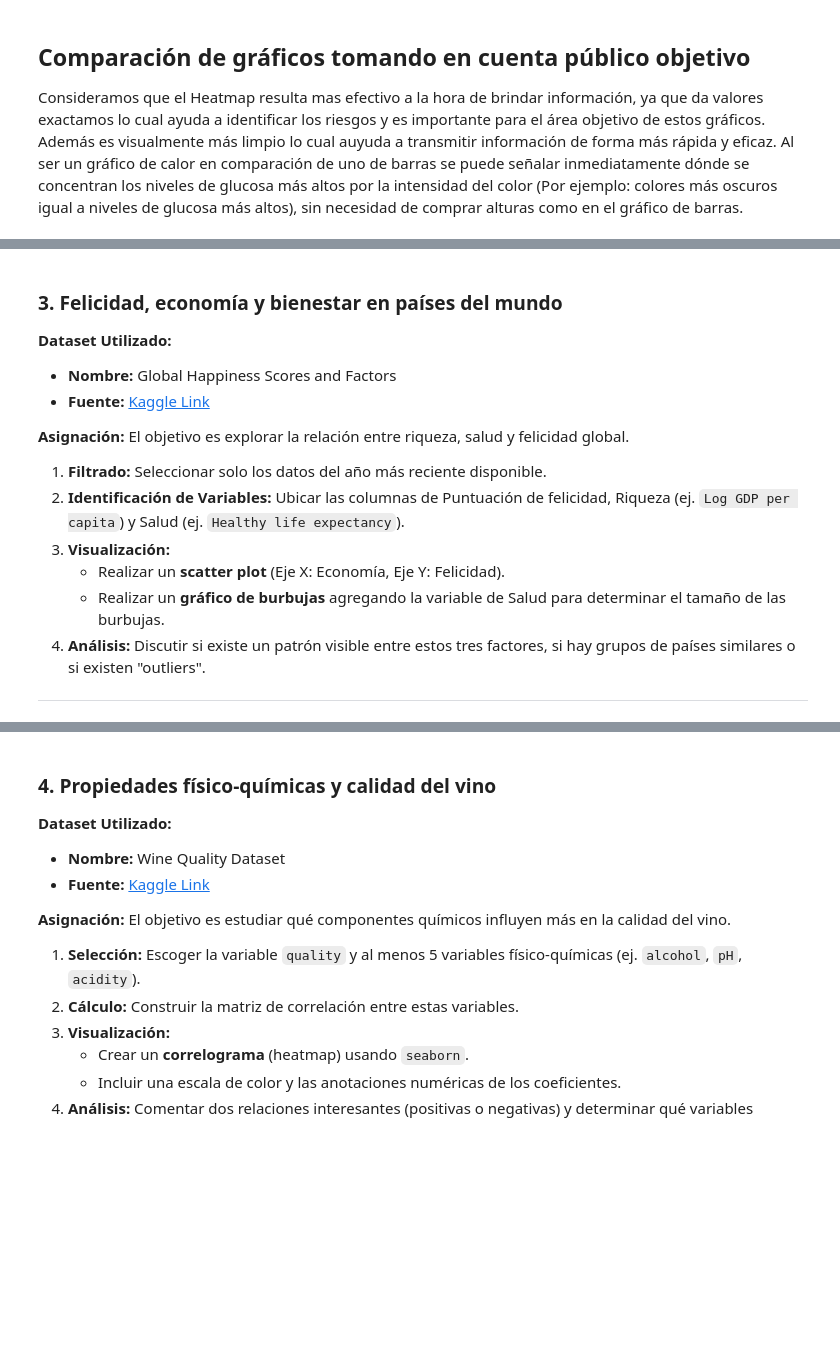
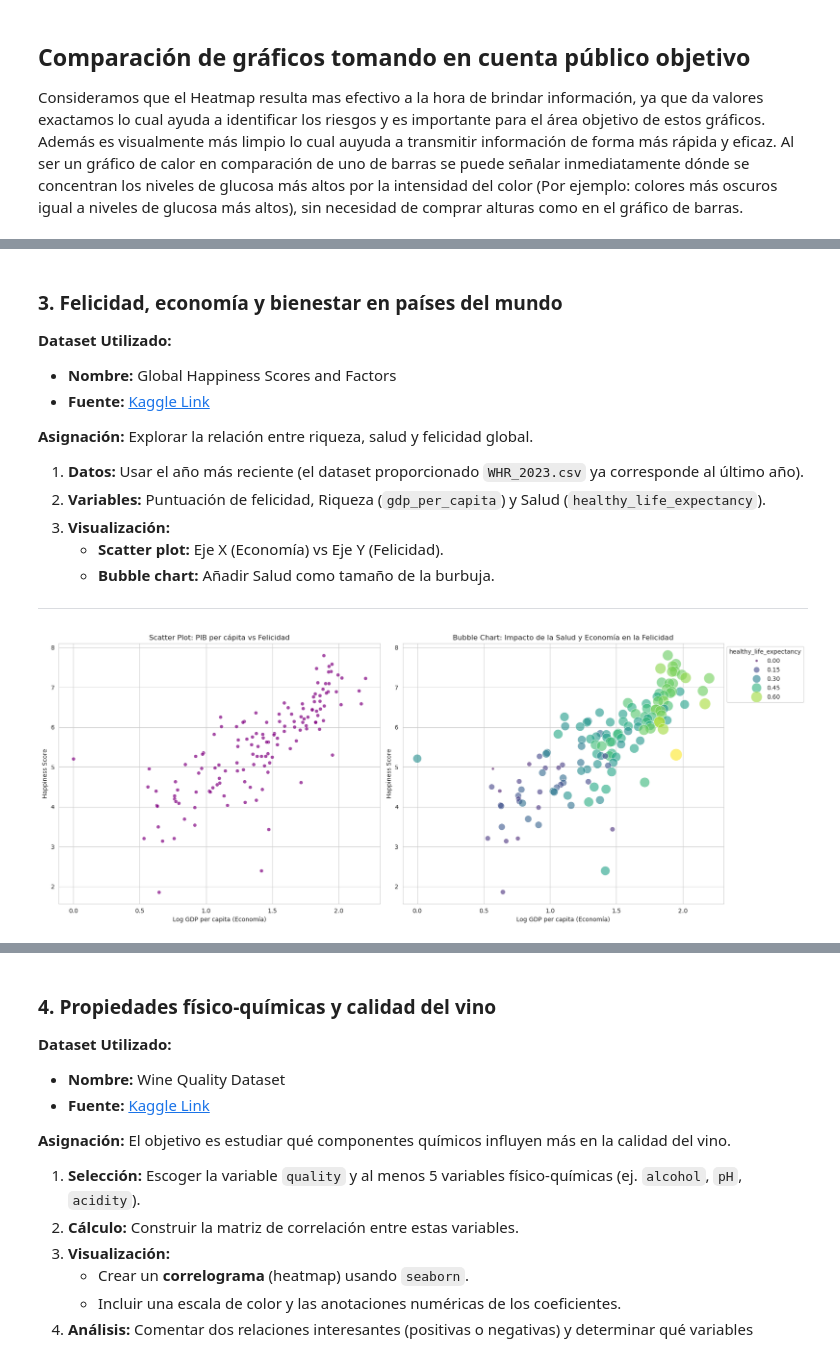
Before and after one commit to TZeik/icc321-2025-ie04, a Jupyter notebook: informe_investigacion_4.ipynb, the cells around one changed output, grey strips where cells are left out. Cells and saved outputs as stored; diff of their text form; code cells hidden in the pictures; blank space fills up the shorter version.

```diff
--- a/informe_investigacion_4.ipynb
+++ b/informe_investigacion_4.ipynb
@@ -226,12 +300,55 @@ El objetivo es distinguir el comportamiento de los usuarios que compran frente a
 * **Fuente:** [Kaggle Link](https://www.kaggle.com/datasets/sazidthe1/global-happiness-scores-and-factors)
 
 **Asignación:**
-El objetivo es explorar la relación entre riqueza, salud y felicidad global.
-1.  **Filtrado:** Seleccionar solo los datos del año más reciente disponible.
-2.  **Identificación de Variables:** Ubicar las columnas de Puntuación de felicidad, Riqueza (ej. `Log GDP per capita`) y Salud (ej. `Healthy life expectancy`).
+Explorar la relación entre riqueza, salud y felicidad global.
+1.  **Datos:** Usar el año más reciente (el dataset proporcionado `WHR_2023.csv` ya corresponde al último año).
+2.  **Variables:** Puntuación de felicidad, Riqueza (`gdp_per_capita`) y Salud (`healthy_life_expectancy`).
 3.  **Visualización:**
-    * Realizar un **scatter plot** (Eje X: Economía, Eje Y: Felicidad).
-    * Realizar un **gráfico de burbujas** agregando la variable de Salud para determinar el tamaño de las burbujas.
-4.  **Análisis:** Discutir si existe un patrón visible entre estos tres factores, si hay grupos de países similares o si existen "outliers".
+    * **Scatter plot:** Eje X (Economía) vs Eje Y (Felicidad).
+    * **Bubble chart:** Añadir Salud como tamaño de la burbuja.
 
 ---
+# %%
+# Carga del dataset
+df_whr = pd.read_csv('WHR_2023.csv')
+
+# Seleccionamos variables de interés para limpieza visual
+df_whr_subset = df_whr[["country", "happiness_score", "gdp_per_capita", "healthy_life_expectancy"]]
+
+# Configuración de la figura
+fig, axes = plt.subplots(1, 2, figsize=(18, 7))
+
+# Scatter Plot Simple (Economía vs Felicidad)
+sns.scatterplot(
+    data=df_whr_subset,
+    x="gdp_per_capita",
+    y="happiness_score",
+    color="purple",
+    alpha=0.7,
+    ax=axes[0]
+)
+axes[0].set_title("Scatter Plot: PIB per cápita vs Felicidad")
+axes[0].set_xlabel("Log GDP per capita (Economía)")
+axes[0].set_ylabel("Happiness Score")
+
+# Bubble Chart (Agregando Salud como tercera dimensión)
+bubble = sns.scatterplot(
+    data=df_whr_subset,
+    x="gdp_per_capita",
+    y="happiness_score",
+    size="healthy_life_expectancy",
+    hue="healthy_life_expectancy",
+    sizes=(20, 400),
+    alpha=0.6,
+    palette="viridis",
+    ax=axes[1]
+)
+axes[1].set_title("Bubble Chart: Impacto de la Salud y Economía en la Felicidad")
+axes[1].set_xlabel("Log GDP per capita (Economía)")
+axes[1].set_ylabel("Happiness Score")
+sns.move_legend(axes[1], "upper left", bbox_to_anchor=(1, 1))
+
+plt.tight_layout()
+plt.show()
+# %% [output]
+[figure, added]
```
Also changed, not shown: parts of 10 cells of this notebook, 2 other files.
